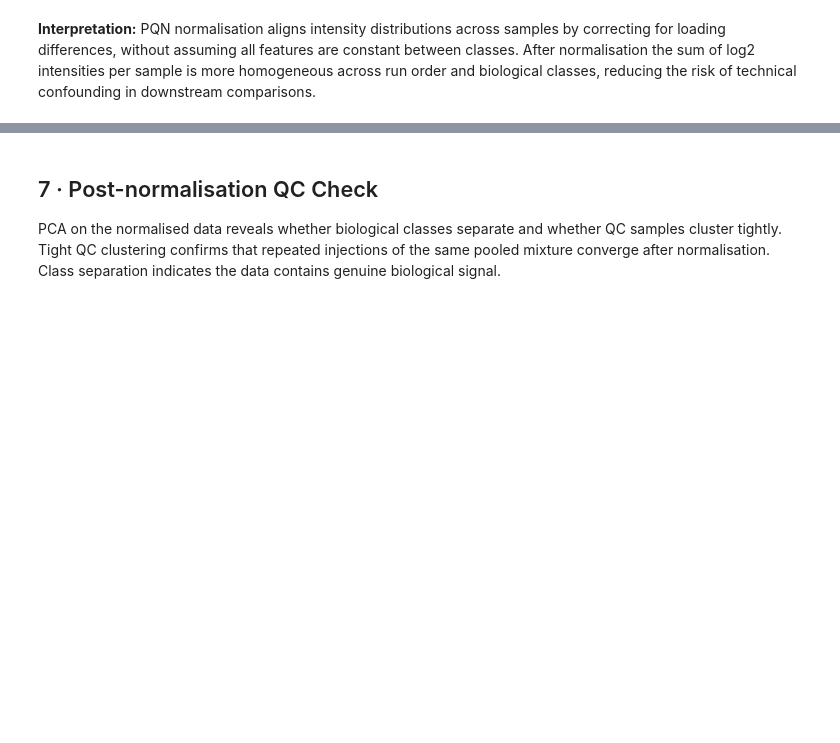
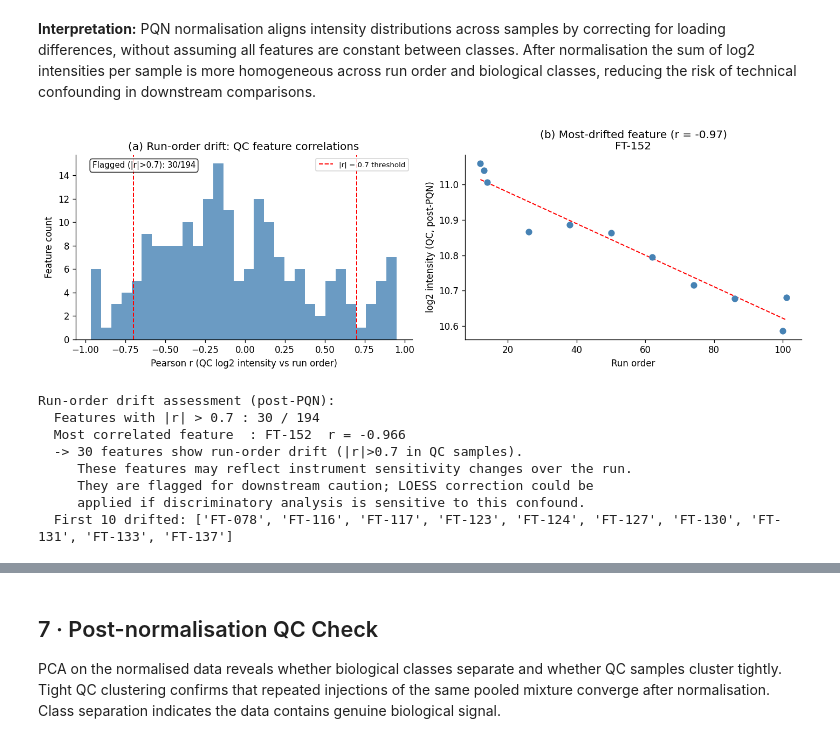
Before and after one commit to hannahhajj/AIProj, a Jupyter notebook: Notebooks/03_preprocessing.ipynb, the cells around one changed output, grey strips where cells are left out. Cells and saved outputs as stored; diff of their text form; code cells hidden in the pictures; blank space fills up the shorter version.

```diff
--- a/Notebooks/03_preprocessing.ipynb
+++ b/Notebooks/03_preprocessing.ipynb
@@ -453,4 +528,80 @@ plt.show()
 [figure]
 # %% [markdown]
 **Interpretation:** PQN normalisation aligns intensity distributions across samples by correcting for loading differences, without assuming all features are constant between classes. After normalisation the sum of log2 intensities per sample is more homogeneous across run order and biological classes, reducing the risk of technical confounding in downstream comparisons.
+# %%
+from scipy.stats import pearsonr
+
+# ── Per-feature run-order drift assessment (post-PQN, QC samples) ─────────
+# Compute Pearson r between each feature's QC log2 intensity and run order.
+# Features with |r| > 0.7 are flagged as potentially drift-affected.
+
+qc_meta  = sample_meta_kept[sample_meta_kept["class"] == "QC"].sort_values("order")
+qc_order = qc_meta["order"].values
+qc_log2  = data_pqn.loc[qc_meta.index]
+
+drift_r = {}
+for feat in qc_log2.columns:
+    vals = qc_log2[feat].values
+    if np.std(vals) < 1e-9:
+        drift_r[feat] = 0.0
+    else:
+        r, _ = pearsonr(qc_order, vals)
+        drift_r[feat] = r
+
+drift_series = pd.Series(drift_r)
+n_drift      = (drift_series.abs() > 0.7).sum()
+drifted_feats = drift_series[drift_series.abs() > 0.7].index.tolist()
+
+fig, axes = plt.subplots(1, 2, figsize=(12, 4))
+
+# ── (a) Histogram of drift correlations ───────────────────────────────────
+ax = axes[0]
+ax.hist(drift_series, bins=30, color="steelblue", edgecolor="none", alpha=0.8)
+ax.axvline( 0.7, color="red", linestyle="--", linewidth=1.2, label="|r| = 0.7 threshold")
+ax.axvline(-0.7, color="red", linestyle="--", linewidth=1.2)
+ax.set_xlabel("Pearson r (QC log2 intensity vs run order)")
+ax.set_ylabel("Feature count")
+ax.set_title("(a) Run-order drift: QC feature correlations")
+ax.legend(fontsize=8)
+ax.text(0.05, 0.93, f"Flagged (|r|>0.7): {n_drift}/{len(drift_series)}",
+        transform=ax.transAxes, fontsize=9,
+        bbox=dict(boxstyle="round,pad=0.3", fc="white", alpha=0.8))
+
+# ── (b) Example: most-drifted feature across QC run order ─────────────────
+ax = axes[1]
+worst_feat = drift_series.abs().idxmax()
+worst_r    = drift_series[worst_feat]
+qc_vals_w  = qc_log2[worst_feat].values
+ax.scatter(qc_order, qc_vals_w, c="steelblue", s=40, zorder=3)
+m, b = np.polyfit(qc_order, qc_vals_w, 1)
+ax.plot(qc_order, m * qc_order + b, "r--", linewidth=1.2)
+ax.set_xlabel("Run order")
+ax.set_ylabel("log2 intensity (QC, post-PQN)")
+ax.set_title(f"(b) Most-drifted feature (r = {worst_r:.2f})\n{worst_feat}")
+
+plt.tight_layout()
+plt.savefig(FIG_DIR / "fig_drift_assessment.png", dpi=150, bbox_inches="tight")
+plt.show()
+
+print(f"Run-order drift assessment (post-PQN):")
+print(f"  Features with |r| > 0.7 : {n_drift} / {len(drift_series)}")
+print(f"  Most correlated feature  : {worst_feat}  r = {worst_r:.3f}")
+if n_drift == 0:
+    print("  -> No significant run-order drift detected. Data is stable post-PQN.")
+else:
+    print(f"  -> {n_drift} features show run-order drift (|r|>0.7 in QC samples).")
+    print( "     These features may reflect instrument sensitivity changes over the run.")
+    print( "     They are flagged for downstream caution; LOESS correction could be")
+    print( "     applied if discriminatory analysis is sensitive to this confound.")
+    print(f"  First 10 drifted: {drifted_feats[:10]}")
+# %% [output]
+[figure, added]
+Run-order drift assessment (post-PQN):
+  Features with |r| > 0.7 : 30 / 194
+  Most correlated feature  : FT-152  r = -0.966
+  -> 30 features show run-order drift (|r|>0.7 in QC samples).
+     These features may reflect instrument sensitivity changes over the run.
+     They are flagged for downstream caution; LOESS correction could be
+     applied if discriminatory analysis is sensitive to this confound.
+  First 10 drifted: ['FT-078', 'FT-116', 'FT-117', 'FT-123', 'FT-124', 'FT-127', 'FT-130', 'FT-131', 'FT-133', 'FT-137']
 # %% [markdown]
```
Also changed, not shown: parts of 6 cells of this notebook, 3 other files.
